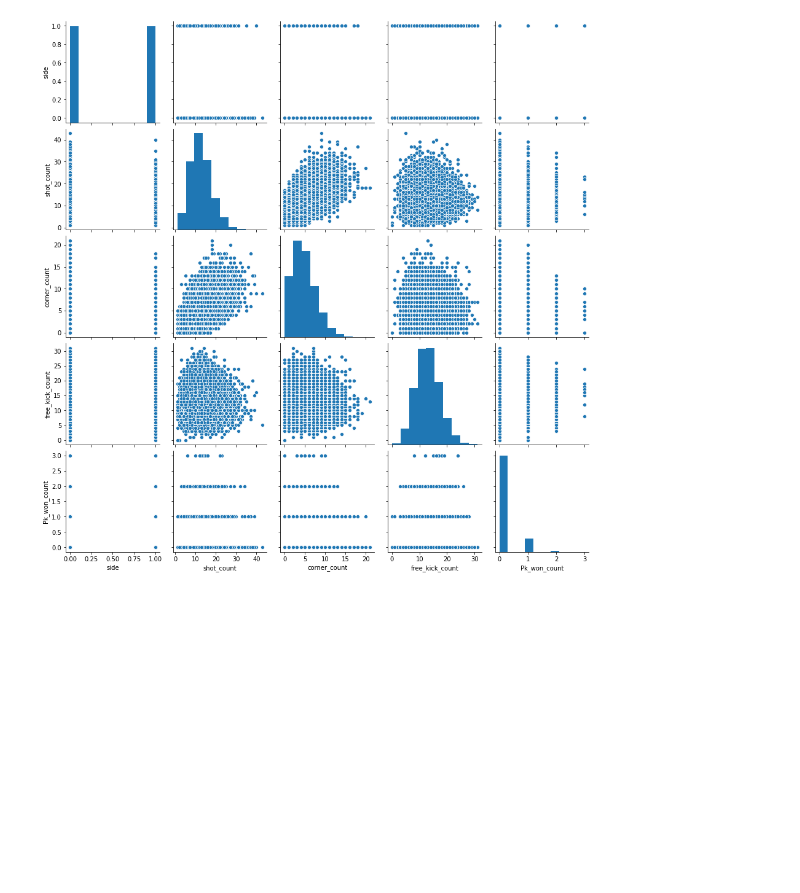
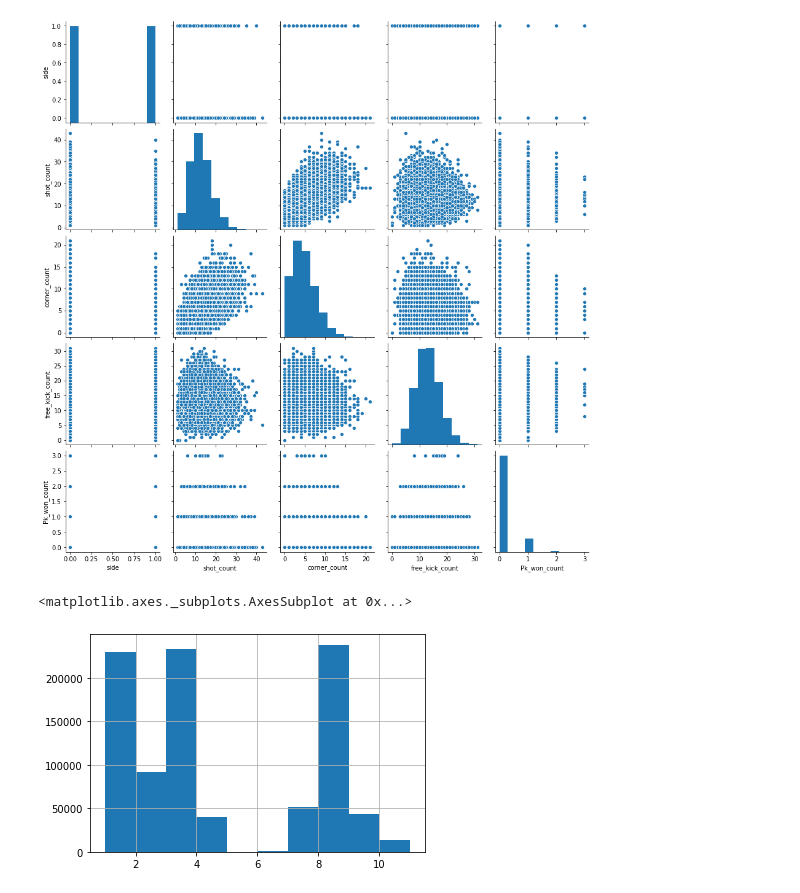
Before and after one commit to pdsam/IART, a Jupyter notebook: Proj2/desperation.ipynb, the cells around one changed output. Drawn from its saved outputs; the diff is of its cells as text; code cells hidden in the pictures; blank space fills up the shorter version.

Commit message:
graphics

```diff
--- a/Proj2/desperation.ipynb
+++ b/Proj2/desperation.ipynb
@@ -18,8 +18,8 @@ from sklearn.linear_model import LogisticRegression
 from sklearn.neural_network import MLPClassifier, MLPRegressor
 # %%
 filename = 'events.csv'
-events = pd.read_csv('football-events/events.csv')
-ginf = pd.read_csv('football-events/ginf.csv')
+events = pd.read_csv('football-events/events.csv',na_values=['NA'])
+ginf = pd.read_csv('football-events/ginf.csv',na_values=['NA'])
 # %%
 # Number of shots
 attempts = events[(events.event_type==1)]
@@ -136,3 +136,9 @@ sb.pairplot(fullDataset)
 # %% [output]
 <seaborn.axisgrid.PairGrid at 0x...>
 [figure]
+# %%
+differences = events.iloc[:,5]
+differences.hist()
+# %% [output]
+<matplotlib.axes._subplots.AxesSubplot at 0x...>
+[figure, added]
```
Also changed, not shown: parts of 3 cells of this notebook.
